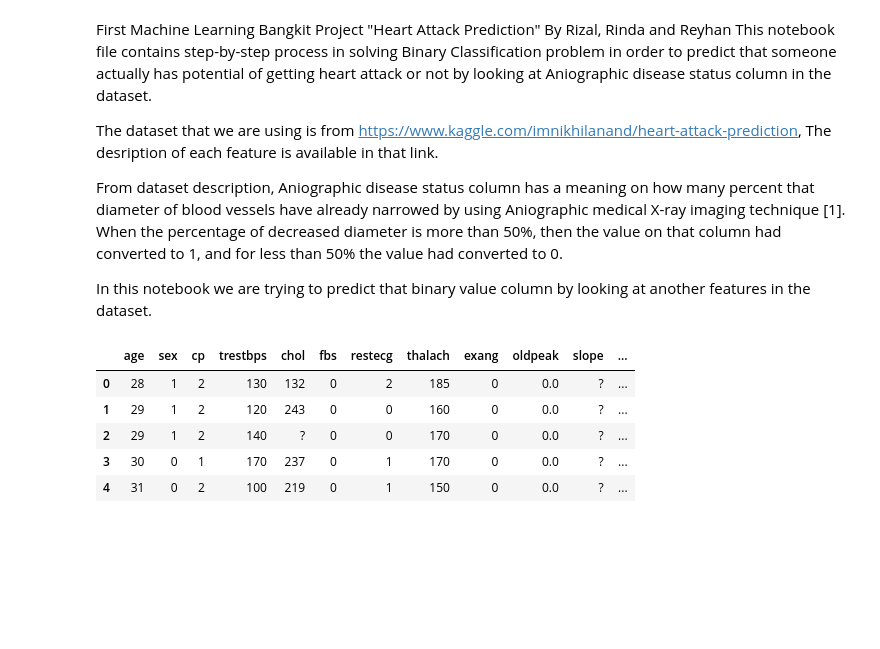
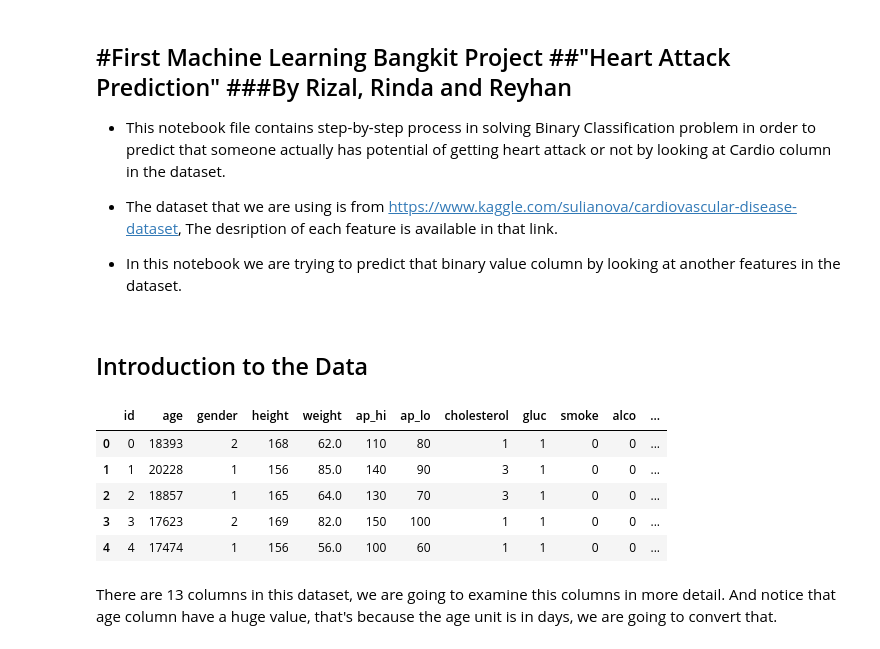
Before and after one commit to reyhanalemmario/bangkit, a Jupyter notebook: first_project.ipynb, the cells around one changed output. Cells and saved outputs as stored; diff of their text form; code cells hidden in the pictures; blank space fills up the shorter version.

Commit message:
Made a simple analysis about the data.

```diff
--- a/first_project.ipynb
+++ b/first_project.ipynb
@@ -1,16 +1,15 @@
 # %% [markdown]
 <a href="https://colab.research.google.com/github/reyhanalemmario/bangkit/blob/master/first_project.ipynb" target="_parent"><img src="https://colab.research.google.com/assets/colab-badge.svg" alt="Open In Colab"/></a>
 # %% [markdown]
-First Machine Learning Bangkit Project
-"Heart Attack Prediction"
-By Rizal, Rinda and Reyhan
-This notebook file contains step-by-step process in solving Binary Classification problem in order to predict that someone actually has potential of getting heart attack or not by looking at Aniographic disease status column in the dataset.
+#First Machine Learning Bangkit Project
+##"Heart Attack Prediction"
+###By Rizal, Rinda and Reyhan
+---
+* This notebook file contains step-by-step process in solving Binary Classification problem in order to predict that someone actually has potential of getting heart attack or not by looking at Cardio column in the dataset.
 
-The dataset that we are using is from https://www.kaggle.com/imnikhilanand/heart-attack-prediction, The desription of each feature is available in that link.
+* The dataset that we are using is from https://www.kaggle.com/sulianova/cardiovascular-disease-dataset, The desription of each feature is available in that link.
 
-From dataset description, Aniographic disease status column has a meaning on how many percent that diameter of blood vessels have already narrowed by using Aniographic medical X-ray imaging technique [1]. When the percentage of decreased diameter is more than 50%, then the value on that column had converted to 1, and for less than 50% the value had converted to 0.
-
-In this notebook we are trying to predict that binary value column by looking at another features in the dataset.
+* In this notebook we are trying to predict that binary value column by looking at another features in the dataset.
 # %%
 #Import the modules
 import pandas as pd
@@ -18,15 +17,19 @@ import numpy as np
 import matplotlib.pyplot as plt
 import seaborn as sns
 import tensorflow as tf
+# %% [markdown]
+## Introduction to the Data
 # %%
 # Load the dataset
-url = 'https://raw.githubusercontent.com/reyhanalemmario/bangkit/master/data.csv'
-data = pd.read_csv(url)
+url = 'https://raw.githubusercontent.com/reyhanalemmario/bangkit/master/cardio.csv'
+data = pd.read_csv(url, sep=';')
 data.head()
 # %% [output]
-|  | age | sex | cp | trestbps | chol | fbs | restecg | thalach | exang | oldpeak | slope | ... |
-| 0 | 28 | 1 | 2 | 130 | 132 | 0 | 2 | 185 | 0 | 0.0 | ? | ... |
-| 1 | 29 | 1 | 2 | 120 | 243 | 0 | 0 | 160 | 0 | 0.0 | ? | ... |
-| 2 | 29 | 1 | 2 | 140 | ? | 0 | 0 | 170 | 0 | 0.0 | ? | ... |
-| 3 | 30 | 0 | 1 | 170 | 237 | 0 | 1 | 170 | 0 | 0.0 | ? | ... |
-| 4 | 31 | 0 | 2 | 100 | 219 | 0 | 1 | 150 | 0 | 0.0 | ? | ... |
+|  | id | age | gender | height | weight | ap_hi | ap_lo | cholesterol | gluc | smoke | alco | ... |
+| 0 | 0 | 18393 | 2 | 168 | 62.0 | 110 | 80 | 1 | 1 | 0 | 0 | ... |
+| 1 | 1 | 20228 | 1 | 156 | 85.0 | 140 | 90 | 3 | 1 | 0 | 0 | ... |
+| 2 | 2 | 18857 | 1 | 165 | 64.0 | 130 | 70 | 3 | 1 | 0 | 0 | ... |
+| 3 | 3 | 17623 | 2 | 169 | 82.0 | 150 | 100 | 1 | 1 | 0 | 0 | ... |
+| 4 | 4 | 17474 | 1 | 156 | 56.0 | 100 | 60 | 1 | 1 | 0 | 0 | ... |
+# %% [markdown]
+There are 13 columns in this dataset, we are going to examine this columns in more detail. And notice that age column have a huge value, that's because the age unit is in days, we are going to convert that.
```
Also changed, not shown: parts of 13 cells of this notebook.
